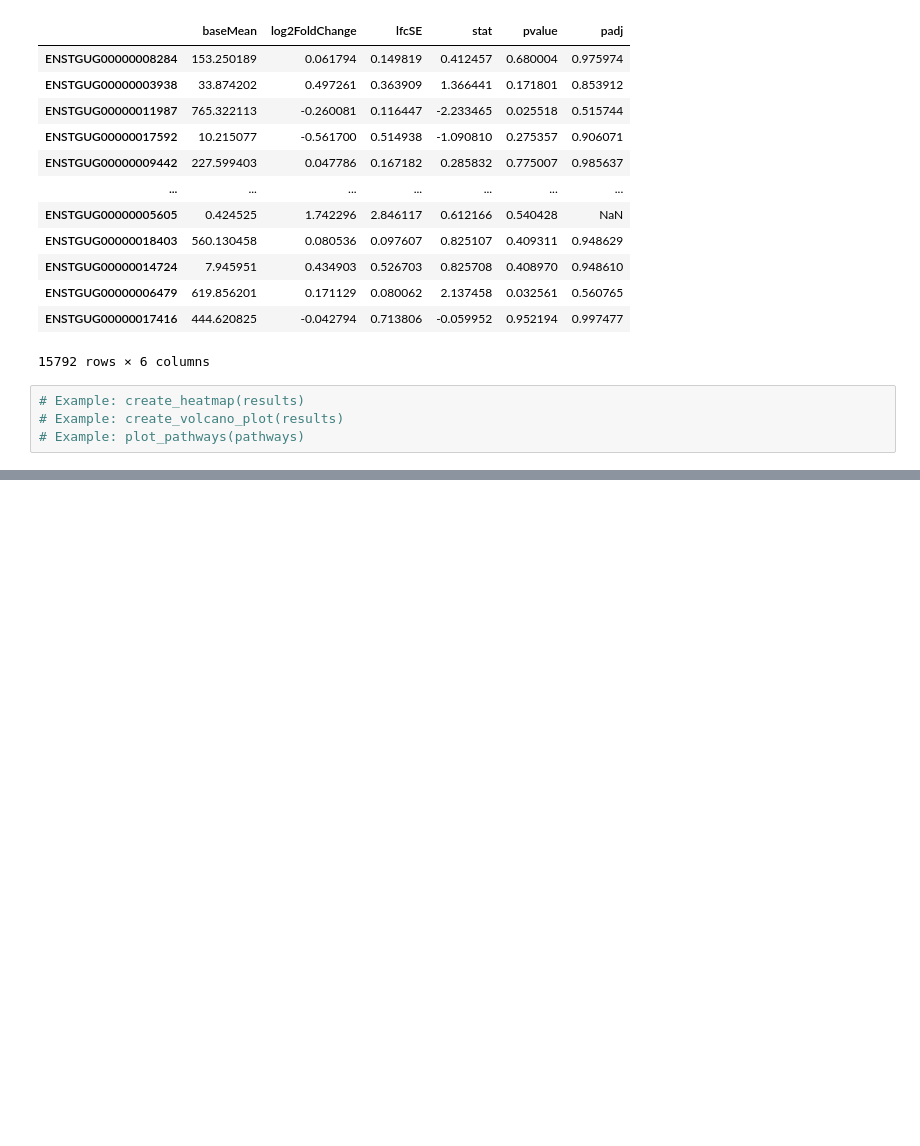
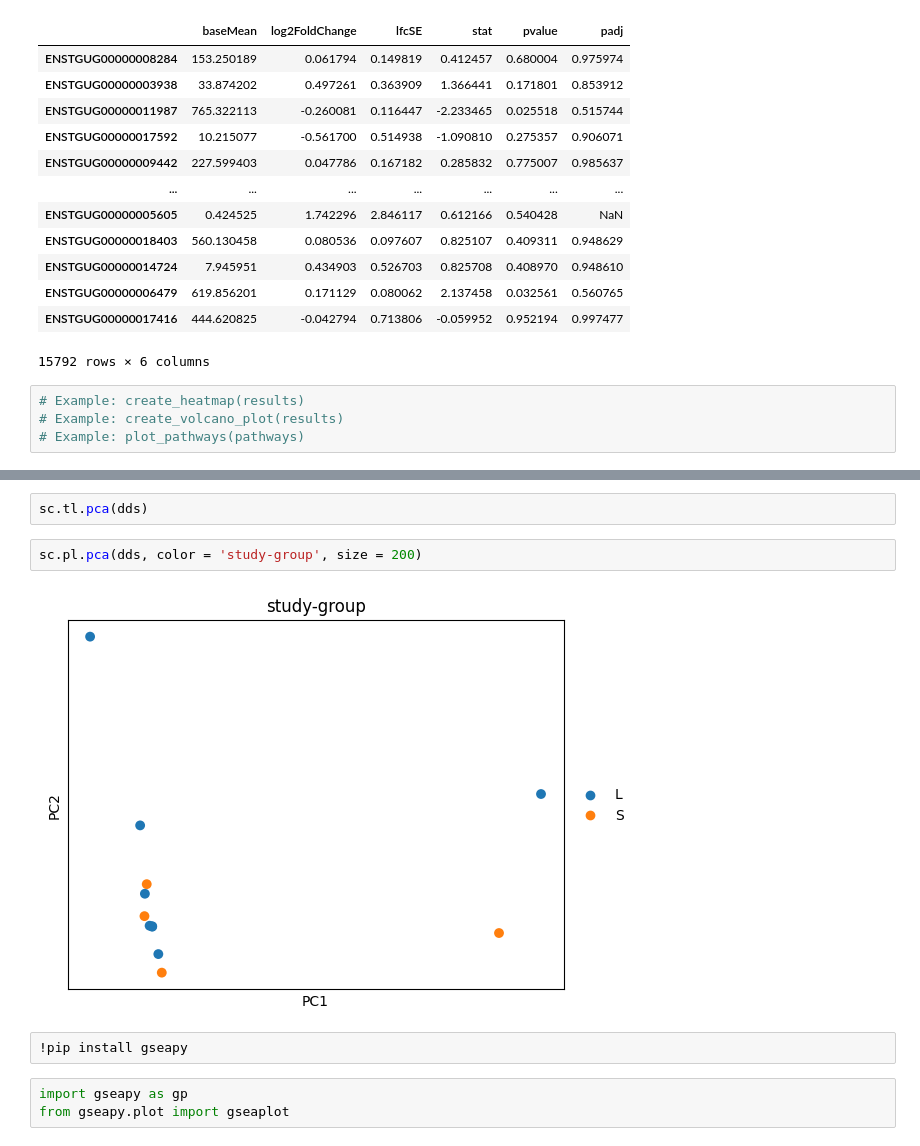
Before and after one commit to mjmaher987/Bioinformatics-Project, a Jupyter notebook: Task 3/SongBirdStudy.ipynb, the cells around one changed output, grey strips where cells are left out. Saved outputs shown, nothing was run; the diff lists cells and outputs as text; blank space fills up the shorter version.

```diff
--- a/Task 3/SongBirdStudy.ipynb
+++ b/Task 3/SongBirdStudy.ipynb
@@ -1100,0 +1052,11 @@ res
+# %%
+sc.tl.pca(dds)
+# %%
+sc.pl.pca(dds, color = 'study-group', size = 200)
+# %% [output]
+[figure, added]
+# %%
+!pip install gseapy
+# %%
+import gseapy as gp
+from gseapy.plot import gseaplot
```
Also changed, not shown: parts of 44 cells of this notebook.
